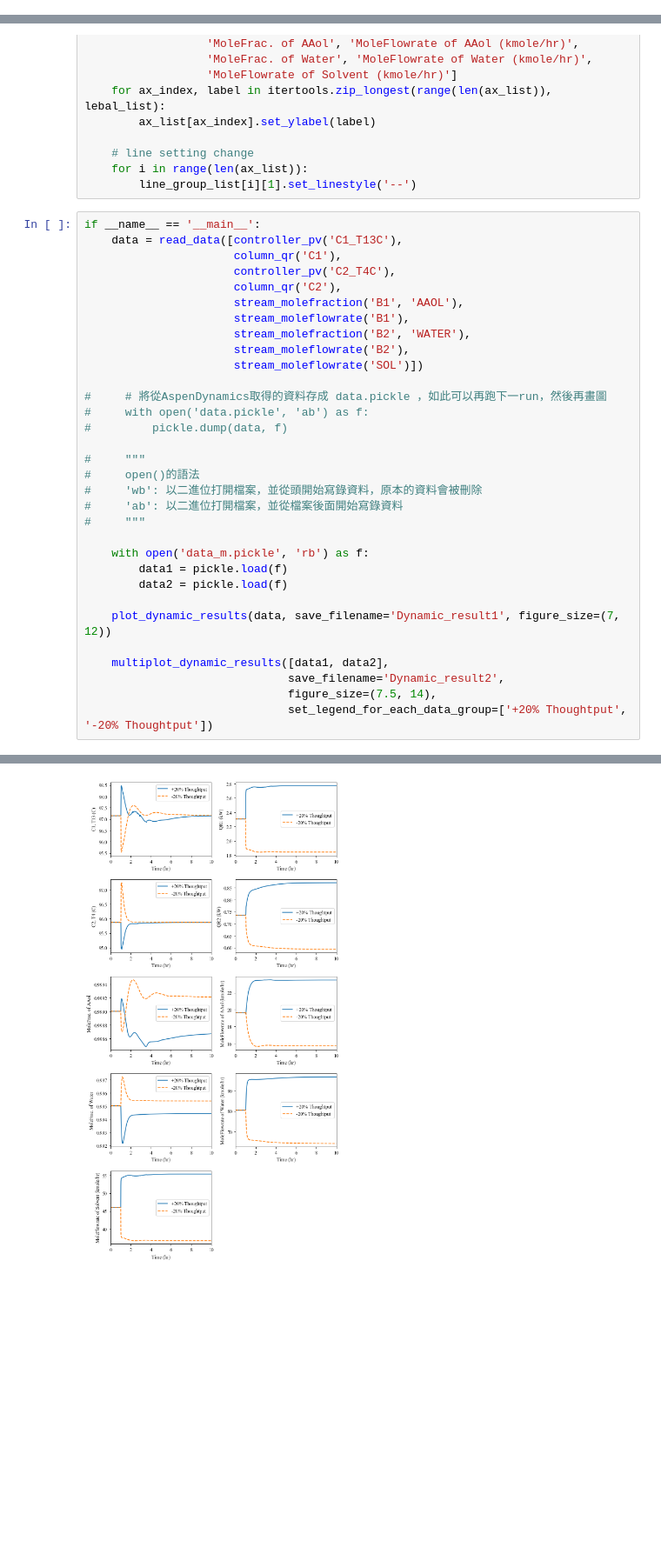
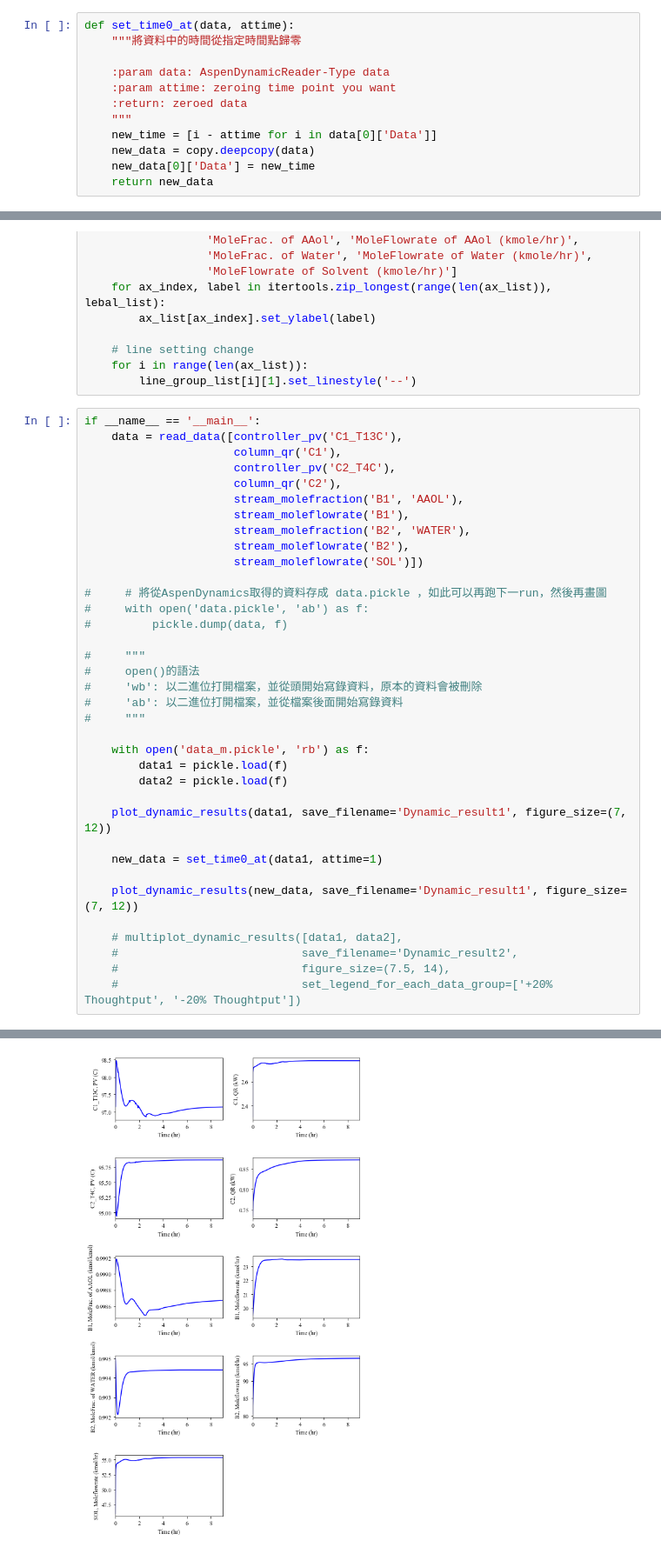
Before and after one commit to Shen-SJ/AspenDynamicsReader, a Jupyter notebook: AspenDynamicsReader.ipynb, the cells around one changed output, grey strips where cells are left out. Shown at 87% size. Drawn from its saved outputs; the diff is of its cells as text; blank space fills up the shorter version.

Commit message:
add fnc set_time0_at()
you can modified the time by yourself.

```diff
--- a/AspenDynamicsReader.ipynb
+++ b/AspenDynamicsReader.ipynb
@@ -169,6 +170,18 @@ def read_data(variables):
         data_set.append(var_dic)
 
     return data_set
+# %%
+def set_time0_at(data, attime):
+    """將資料中的時間從指定時間點歸零
+
+    :param data: AspenDynamicReader-Type data
+    :param attime: zeroing time point you want
+    :return: zeroed data
+    """
+    new_time = [i - attime for i in data[0]['Data']]
+    new_data = copy.deepcopy(data)
+    new_data[0]['Data'] = new_time
+    return new_data
 # %%
 def plot_dynamic_results(data_set,
                          save_filename,
@@ -319,10 +332,14 @@ if __name__ == '__main__':
         data1 = pickle.load(f)
         data2 = pickle.load(f)
 
-    plot_dynamic_results(data, save_filename='Dynamic_result1', figure_size=(7, 12))
+    plot_dynamic_results(data1, save_filename='Dynamic_result1', figure_size=(7, 12))
 
-    multiplot_dynamic_results([data1, data2],
-                              save_filename='Dynamic_result2',
-                              figure_size=(7.5, 14),
-                              set_legend_for_each_data_group=['+20% Thoughtput', '-20% Thoughtput'])
+    new_data = set_time0_at(data1, attime=1)
+
+    plot_dynamic_results(new_data, save_filename='Dynamic_result1', figure_size=(7, 12))
+
+    # multiplot_dynamic_results([data1, data2],
+    #                           save_filename='Dynamic_result2',
+    #                           figure_size=(7.5, 14),
+    #                           set_legend_for_each_data_group=['+20% Thoughtput', '-20% Thoughtput'])
 # %% [output]
@@ -330 +347 @@ if __name__ == '__main__':
-[figure, old version]
+[figure, new version]
```
Also changed, not shown: parts of 2 cells of this notebook, 1 other file.
